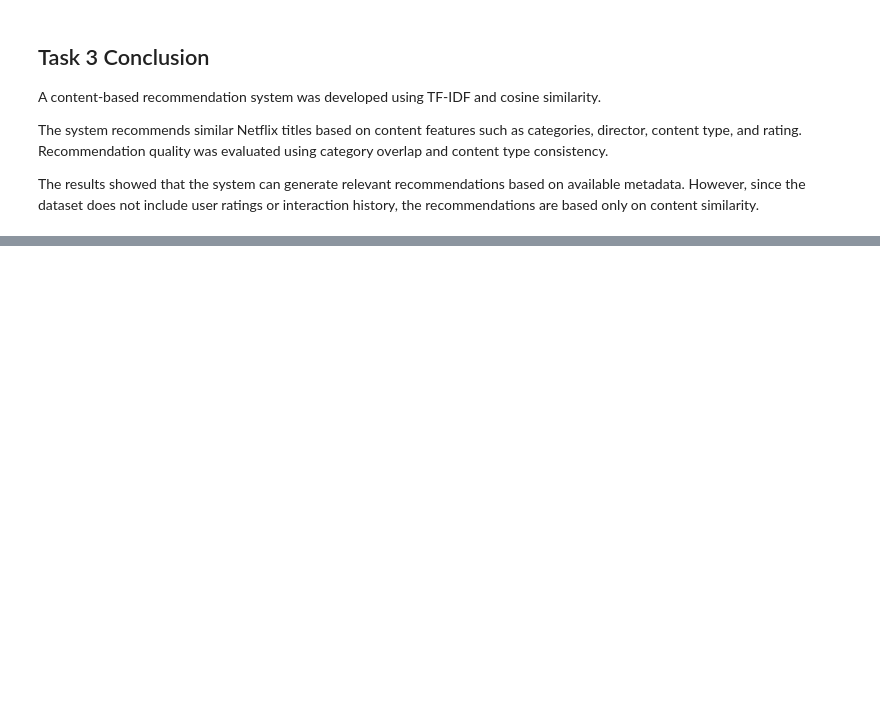
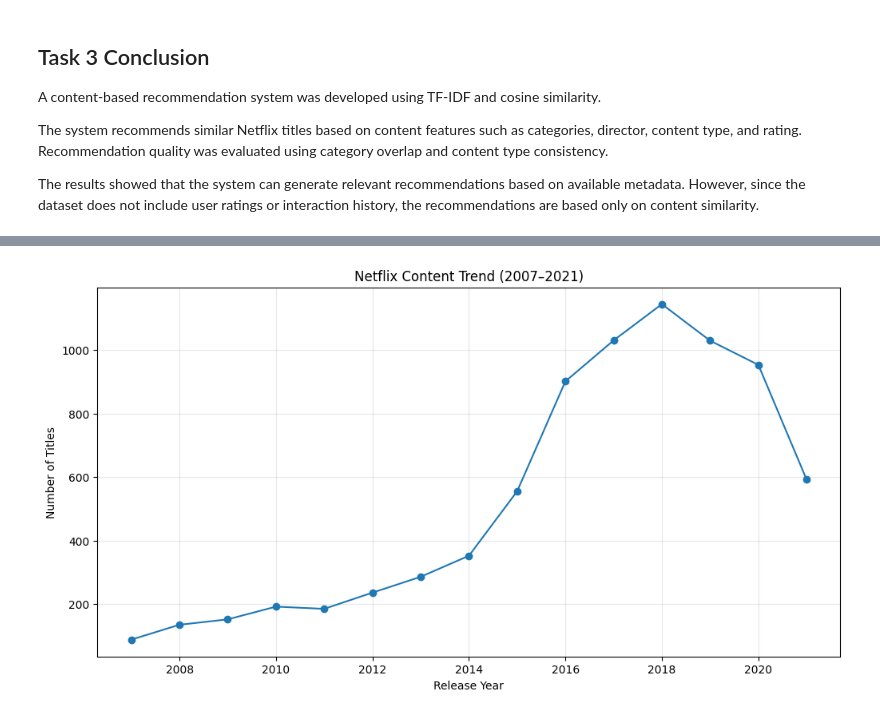
Before and after one commit to ahmedmamdouh111/Netflix-data-science-internship, a Jupyter notebook: Netflix_Data_Science_Internship.ipynb, the cells around one changed output, grey strips where cells are left out. Cells and saved outputs as stored; diff of their text form; code cells hidden in the pictures; blank space fills up the shorter version.

```diff
--- a/Netflix_Data_Science_Internship.ipynb
+++ b/Netflix_Data_Science_Internship.ipynb
@@ -1124,0 +1208,11 @@ The results showed that the system can generate relevant recommendations based o
+# %%
+plt.figure(figsize=(12, 6))
+
+plt.plot(recent_content['release_year'],recent_content['content_count'],marker='o')
+plt.title('Netflix Content Trend (2007–2021)')
+plt.xlabel('Release Year')
+plt.ylabel('Number of Titles')
+plt.grid(alpha=0.3)
+plt.show()
+# %% [output]
+[figure, added]
```
Also changed, not shown: parts of 20 cells of this notebook.
